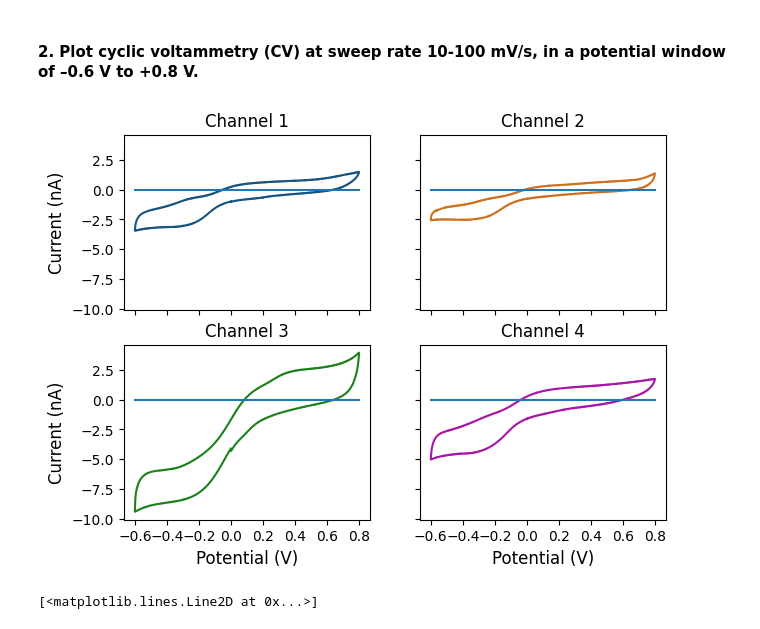
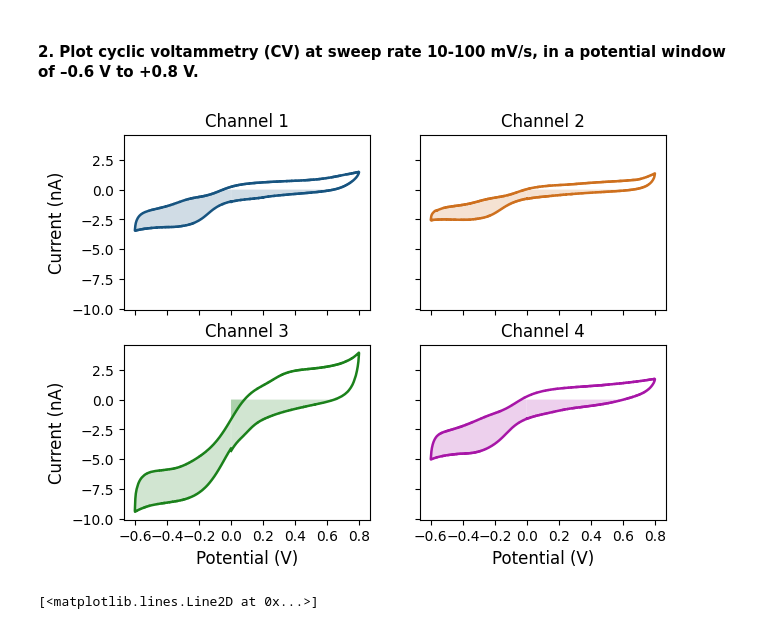
Before and after one commit to mohammadmundiwala/Flexible-Electronics, a Jupyter notebook: lab-1/data_analysis.ipynb, the cells around one changed output. Saved outputs shown, nothing was run; the diff lists cells and outputs as text; code cells hidden in the pictures.

Commit message:
shaded cv CSC plot, improved CSC calculation

```diff
--- a/lab-1/data_analysis.ipynb
+++ b/lab-1/data_analysis.ipynb
@@ -102,22 +102,26 @@ cv_c4 = pd.read_csv('data/Small device 2 Ch 4 CV Day 0.txt',
 # %%
 channels = [cv_c1, cv_c2, cv_c3, cv_c4] #new channels
 
 fig, axs = plt.subplots(2, 2, figsize=(7, 5), sharex=True, sharey=True)
 for i, (df, title, color) in enumerate(zip(channels, titles, colors)):
     ax = axs[i // 2, i % 2]
     # convert to nA
-    ax.plot(df['Potential/V'][-2800:-1], df[' Current/A'][-2800:-1] * 1e9, label=title, color=color)
-    ax.plot([-.6, .8], [0,0])
+    x = df['Potential/V'].iloc[-2800:].to_numpy()
+    y = (df[' Current/A'].iloc[-2800:] * 1e9).to_numpy()
+    ax.plot(x, y, label=title, color=color, linewidth=1.8, zorder=2)
+    m = y < 0 # lightly fill cathodic
+    ax.fill_between(x, 0, y, where= m,
+                facecolor=color, alpha=0.2, linewidth=0, zorder=1)
     ax.set_title(title, fontsize=12)
     if i % 2 == 0:
         ax.set_ylabel('Current (nA)', fontsize=12)
     if i // 2 == 1:
         ax.set_xlabel('Potential (V)', fontsize=12)
         ax.set_xticks(np.arange(-0.6, 0.81, 0.2))
 
 # fig.savefig('figs/cv_plot2_v2.pdf', dpi=300)
 # %% [output]
-[figure, old version]
+[figure, new version]
 # %%
 # plotting the final loop for each channel on a single plot, looks bad , i hate it
 fig = plt.figure(figsize=(4, 3))
```
Also changed, not shown: parts of 8 cells of this notebook, 1 other file.
